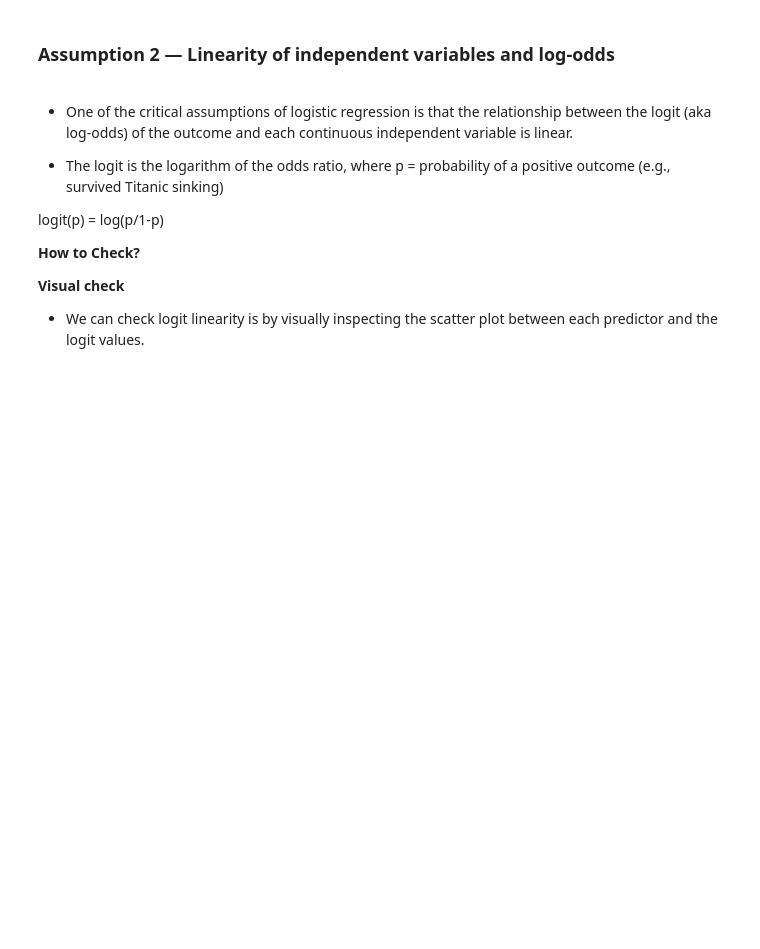
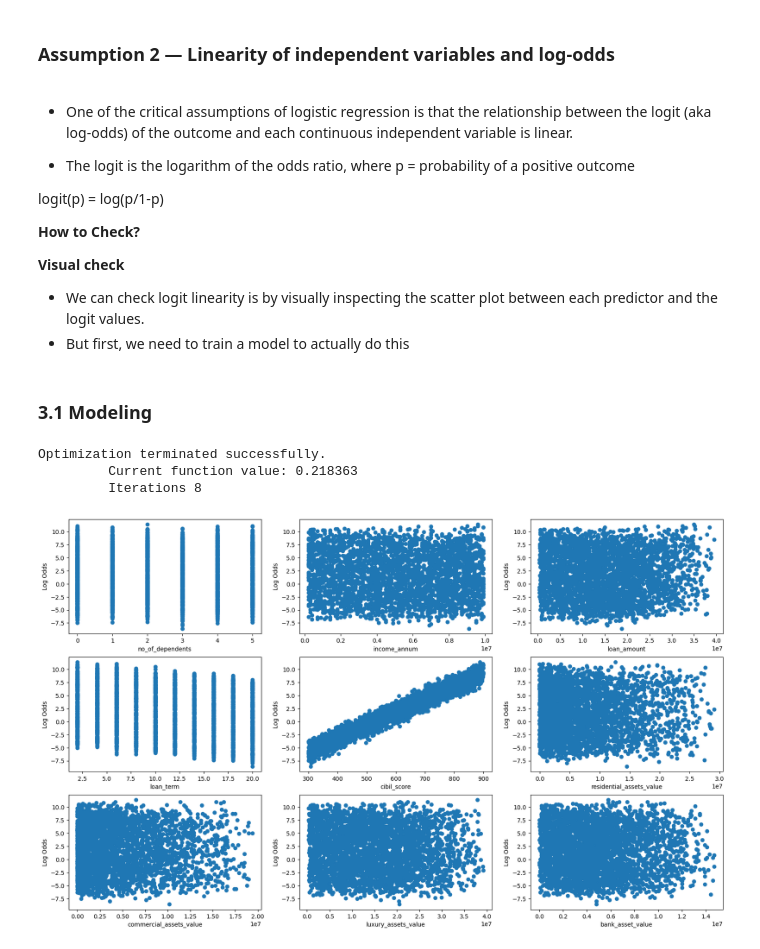
Before and after one commit to conga00/loan_approval, a Jupyter notebook: Notebooks/2.0 Question and Modelling.ipynb, the cells around one changed output. Saved outputs shown, nothing was run; the diff lists cells and outputs as text; code cells hidden in the pictures; blank space fills up the shorter version.

Commit message:
[ADD] complete modeling

```diff
--- a/Notebooks/2.0 Question and Modelling.ipynb
+++ b/Notebooks/2.0 Question and Modelling.ipynb
@@ -64,6 +72,7 @@ raw_data.head()
 # %%
 encoded_data = raw_data.copy()
 cat_col = raw_data.select_dtypes(include = 'object').columns.values
+num_col = raw_data.select_dtypes(exclude = 'object').columns.values
 
 map_dict = {'education':{' Graduate':1,' Not Graduate':0},
             'self_employed':{' Yes': 1, ' No': 0},
@@ -88,0 +98,2 @@ y = encoded_data['loan_status']
+# %%
+x_train, x_test, y_train, y_test = train_test_split(x,y, test_size=0.2, random_state=42)
@@ -102,7 +123,7 @@ y = encoded_data['loan_status']
 # %% [markdown]
 - One of the critical assumptions of logistic regression is that the relationship between the logit (aka log-odds) of the outcome and each continuous independent variable is linear.
 
-- The logit is the logarithm of the odds ratio, where p = probability of a positive outcome (e.g., survived Titanic sinking)
+- The logit is the logarithm of the odds ratio, where p = probability of a positive outcome
 
 logit(p) = log(p/1-p)
 
@@ -111,3 +132,25 @@ logit(p) = log(p/1-p)
 **Visual check**
 
 - We can check logit linearity is by visually inspecting the scatter plot between each predictor and the logit values.
+- But first, we need to train a model to actually do this
+# %% [markdown]
+### 3.1 Modeling
+# %%
+X_train = sm.add_constant(x_train)
+
+model1 = sm.Logit(y_train, X_train).fit()
+
+predicted = model1.predict(X_train)
+log_odds = np.log(predicted / (1 - predicted))
+
+fig,axes = plt.subplots(3,3,figsize= (20,12))
+ax = axes.flatten()
+for i,col in enumerate(num_col):
+    ax[i].scatter(x_train[col], log_odds)
+    ax[i].set_xlabel(col)
+    ax[i].set_ylabel('Log Odds')
+# %% [output]
+Optimization terminated successfully.
+         Current function value: 0.218363
+         Iterations 8
+[figure, added]
```
Also changed, not shown: parts of 39 cells of this notebook.
